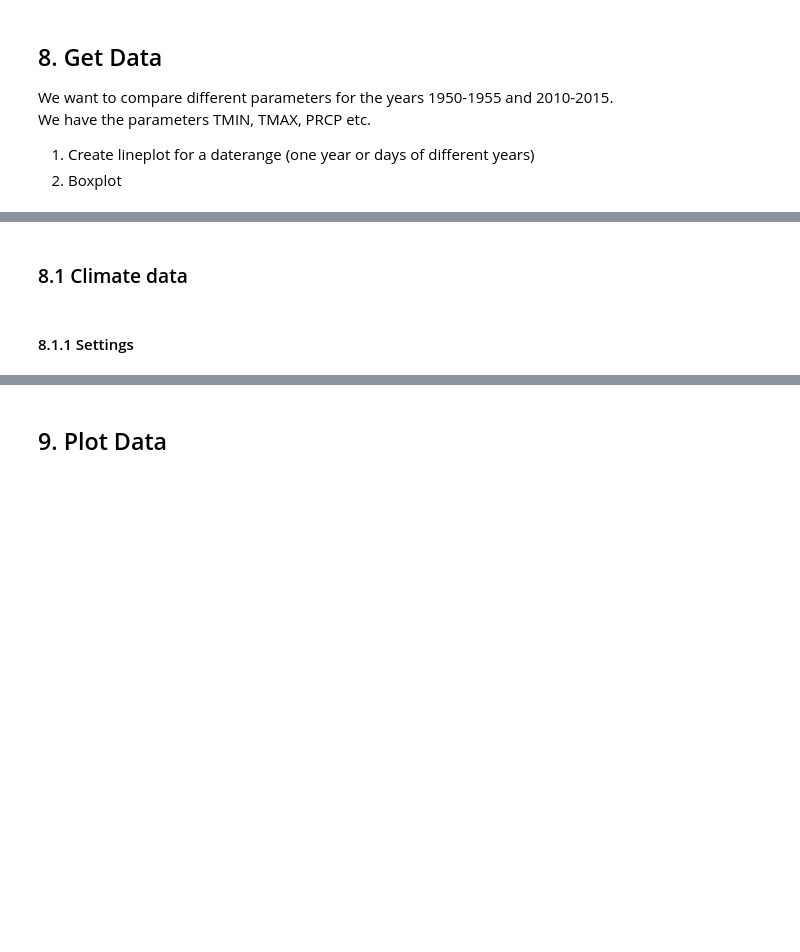
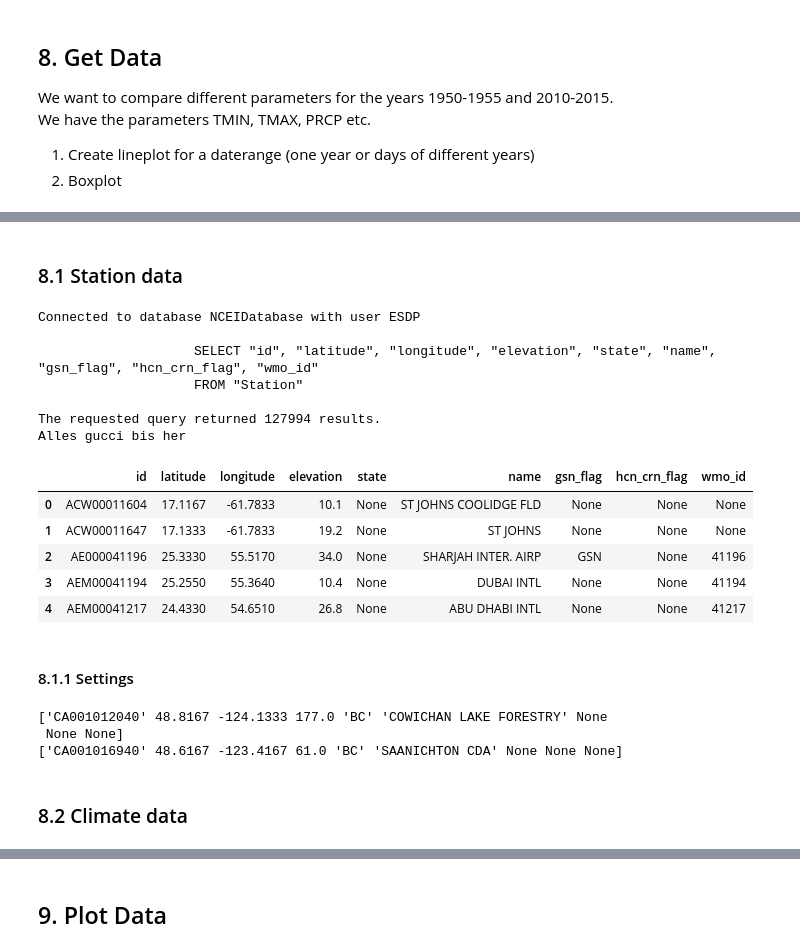
Before and after one commit to tdiepenb/ESDP1-Database-Project, a Jupyter notebook: final.ipynb, the cells around one changed output, grey strips where cells are left out. Cells and saved outputs as stored; diff of their text form; code cells hidden in the pictures; blank space fills up the shorter version.

Commit message:
okayish state of final notebook file

```diff
--- a/final.ipynb
+++ b/final.ipynb
@@ -24,15 +24,15 @@ import numpy as np
 # %%
 years_in_db = [1950, 1951, 1952, 1953, 1954, 2010, 2011, 2012, 2013, 2014]
-stationsFilePath = "./data/stations/"
-modifiedStationsFilePath = "./data/stations/modifiedStations/"
-downloadCSVFilePath = "./data/NCEI/ghcn/daily/"
-modifiedCSVFilePath = "./data/NCEI/modified/daily/"
-dbname = "NCEIDatabase"
-dbuser = "ESDP"
-dbpassword = "esdp1"
+stations_file_path = "./data/stations/"
+modified_stations_file_path = "./data/stations/modifiedStations/"
+download_csv_file_path = "./data/NCEI/ghcn/daily/"
+modified_csv_file_path = "./data/NCEI/modified/daily/"
+db_name = "NCEIDatabase"
+db_user = "ESDP"
+db_password = "esdp1"
 debug_messages = False
-stationCols = ["id", "latitude", "longitude", "elevation", "state", "name", "gsn_flag", "hcn_crn_flag", "wmo_id"]
-weatherCols = ["id", "stationcode", "datelabel", "param", "value", "mflag", "qflag", "sflag", "time"]
+station_cols = ["id", "latitude", "longitude", "elevation", "state", "name", "gsn_flag", "hcn_crn_flag", "wmo_id"]
+weather_cols = ["id", "stationcode", "datelabel", "param", "value", "mflag", "qflag", "sflag", "time"]
 # %% [markdown]
 ### 2.1 Docker setup
 # %%
@@ -66,9 +66,9 @@ time="2024-07-17T19:29:52+02:00" level=warning msg="c:\\Users\\Fabi\\dev\\python
 # %% [markdown]
 ## 3. Create database manager
 # %%
-ncei_db = NCEIDatabaseManager(db_name=dbname,
-                         db_user=dbuser,
-                         db_password=dbpassword,
+ncei_db = NCEIDatabaseManager(db_name=db_name,
+                         db_user=db_user,
+                         db_password=db_password,
                          db_host="localhost",
                          db_port="5432",
                          debug_messages = True)
@@ -266,2 +277,19 @@ We have the parameters TMIN, TMAX, PRCP etc.
 # %% [markdown]
-### 8.1 Climate data
+### 8.1 Station data
+# %%
+stations_data = ncei_db.get_station_data(columns=station_cols)
+stations_data.head()
+# %% [output]
+Connected to database NCEIDatabase with user ESDP
+
+                    SELECT "id", "latitude", "longitude", "elevation", "state", "name", "gsn_flag", "hcn_crn_flag", "wmo_id"
+                    FROM "Station"
+
+The requested query returned 127994 results.
+Alles gucci bis her
+|  | id | latitude | longitude | elevation | state | name | gsn_flag | hcn_crn_flag | wmo_id |
+| 0 | ACW00011604 | 17.1167 | -61.7833 | 10.1 | None | ST JOHNS COOLIDGE FLD | None | None | None |
+| 1 | ACW00011647 | 17.1333 | -61.7833 | 19.2 | None | ST JOHNS | None | None | None |
+| 2 | AE000041196 | 25.3330 | 55.5170 | 34.0 | None | SHARJAH INTER. AIRP | GSN | None | 41196 |
+| 3 | AEM00041194 | 25.2550 | 55.3640 | 10.4 | None | DUBAI INTL | None | None | 41194 |
+| 4 | AEM00041217 | 24.4330 | 54.6510 | 26.8 | None | ABU DHABI INTL | None | None | 41217 |
@@ -280 +312,10 @@ month = 12
+# %%
+for station in stations:
+    print(get_station_by_stationcode(station).values[0])
+# %% [output]
+['CA001012040' 48.8167 -124.1333 177.0 'BC' 'COWICHAN LAKE FORESTRY' None
+ None None]
+['CA001016940' 48.6167 -123.4167 61.0 'BC' 'SAANICHTON CDA' None None None]
+# %% [markdown]
+### 8.2 Climate data
 # %% [markdown]
```
Also changed, not shown: parts of 24 cells of this notebook, 2 other files.
